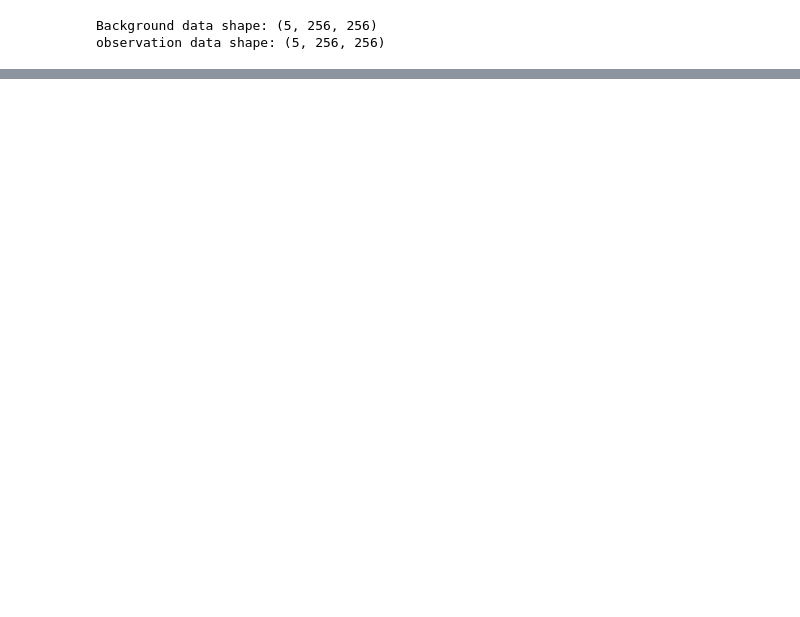
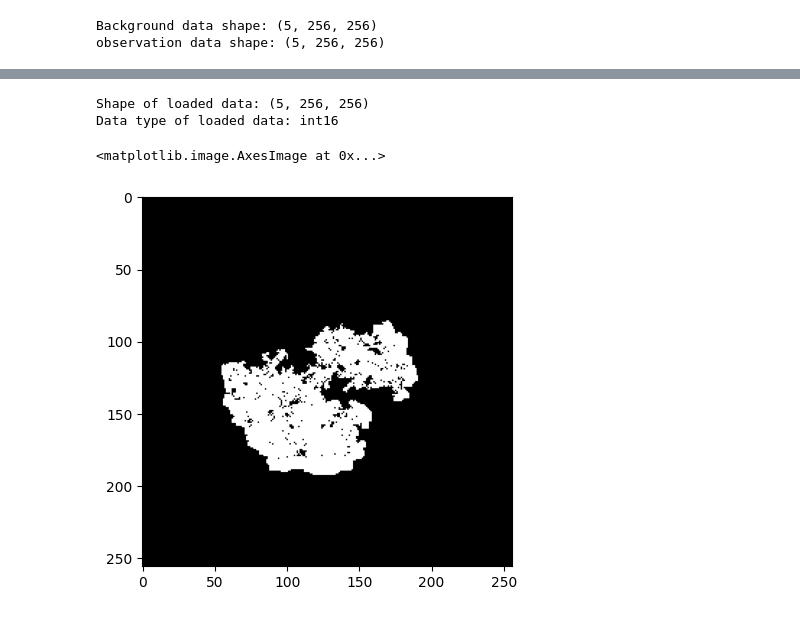
Before and after one commit to leomok82/VAE-project, a Jupyter notebook: task1_handbook.ipynb, the cells around one changed output, grey strips where cells are left out. Cells and saved outputs as stored; diff of their text form; code cells hidden in the pictures; blank space fills up the shorter version.

```diff
--- a/task1_handbook.ipynb
+++ b/task1_handbook.ipynb
@@ -102,8 +103,15 @@ ConvLSTMModel(
 )
 # %%
 # If trained model is going to be employed, run this block
-!curl "https://drive.usercontent.google.com/download?id={1-5JDB_1fgrzBB2PJpCEbEHV9jBqwDm7a}&confirm=xxx" -o "trained_model.pth"
+# !curl "https://drive.usercontent.google.com/download?id={1-5JDB_1fgrzBB2PJpCEbEHV9jBqwDm7a}&confirm=xxx" -o "trained_model.pth"
 
+# Load the state dictionary with conditional mapping
 device = torch.device("cuda" if torch.cuda.is_available() else "cpu")
-model.load_state_dict(torch.load('trained_model.pth'))
+
+if device.type == 'cpu':
+    state_dict = torch.load('trained_model.pth', map_location=torch.device('cpu'))
+else:
+    state_dict = torch.load('trained_model.pth')
+
+model.load_state_dict(state_dict)
 model.to(device)
@@ -160,0 +193,14 @@ MSE of background data:  0.02192688
+# %%
+background_data[4] = predicted_output
+np.save('background_data_with_prediction.npy', background_data)
+
+loaded_data = np.load('background_data_with_prediction.npy')
+print("Shape of loaded data:", loaded_data.shape)
+print("Data type of loaded data:", loaded_data.dtype)
+
+plt.imshow(loaded_data[4], cmap='gray')
+# %% [output]
+Shape of loaded data: (5, 256, 256)
+Data type of loaded data: int16
+<matplotlib.image.AxesImage at 0x...>
+[figure, added]
```
Also changed, not shown: parts of 7 cells of this notebook, 18 other files.
